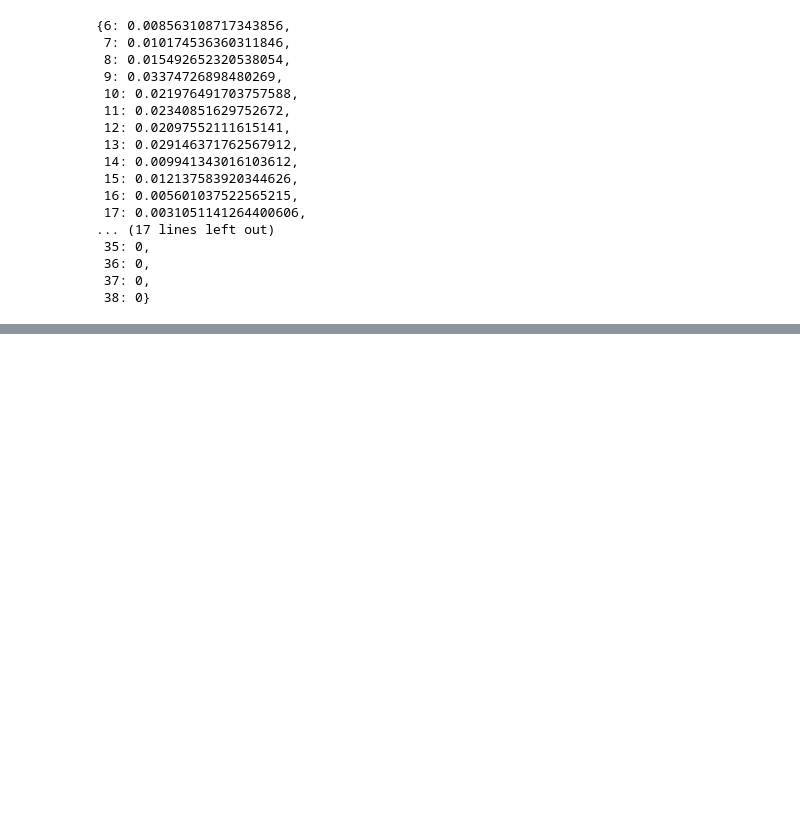
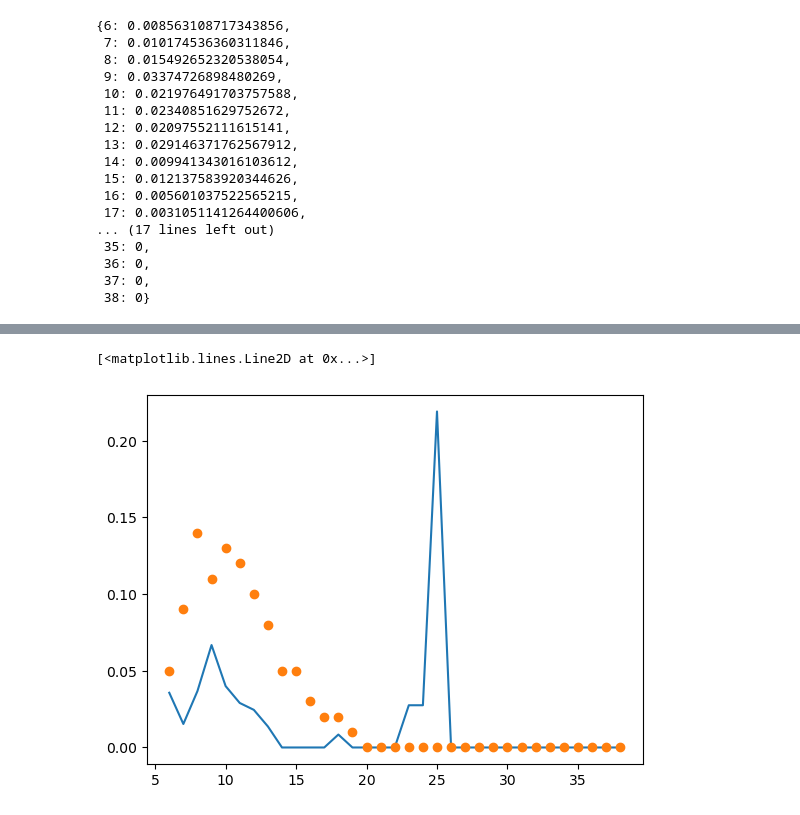
Before and after one commit to Hyein-coder/SAF-HDO, a Jupyter notebook: main_hdo_rxn.ipynb, the cells around one changed output, grey strips where cells are left out. Cells and saved outputs as stored; diff of their text form; code cells hidden in the pictures; blank space fills up the shorter version.

Commit message:
First BO run to match the best data

```diff
--- a/main_hdo_rxn.ipynb
+++ b/main_hdo_rxn.ipynb
@@ -267,0 +263,8 @@ aspen.Close(0)
+# %%
+import matplotlib.pyplot as plt
+cc = get_carbon_number_composition(208)
+plt.plot(cc.keys(), cc.values(), '-')
+plt.plot(target_data.keys(), target_data.values(), 'o')
+# %% [output]
+[<matplotlib.lines.Line2D at 0x...>]
+[figure, added]
```
Also changed, not shown: parts of 6 cells of this notebook.
